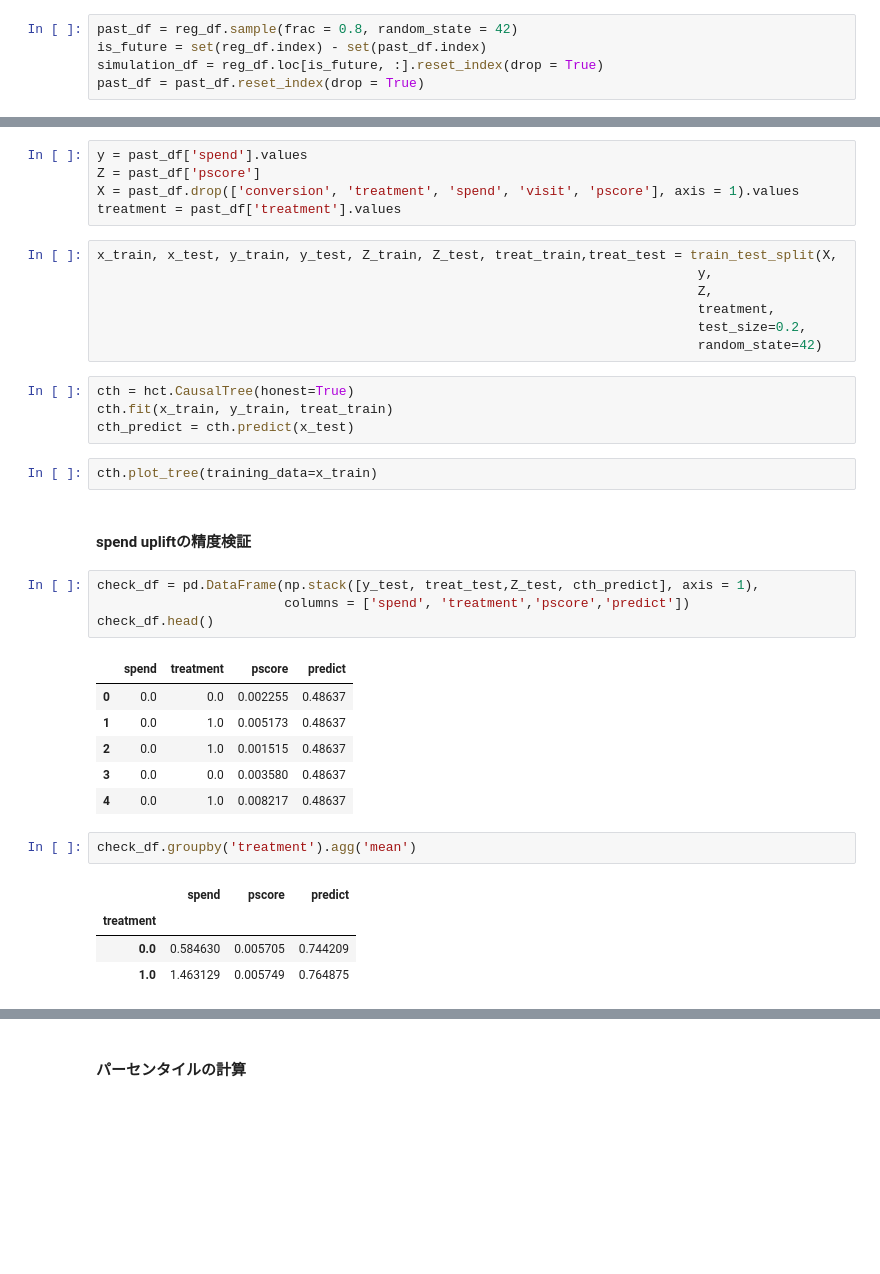
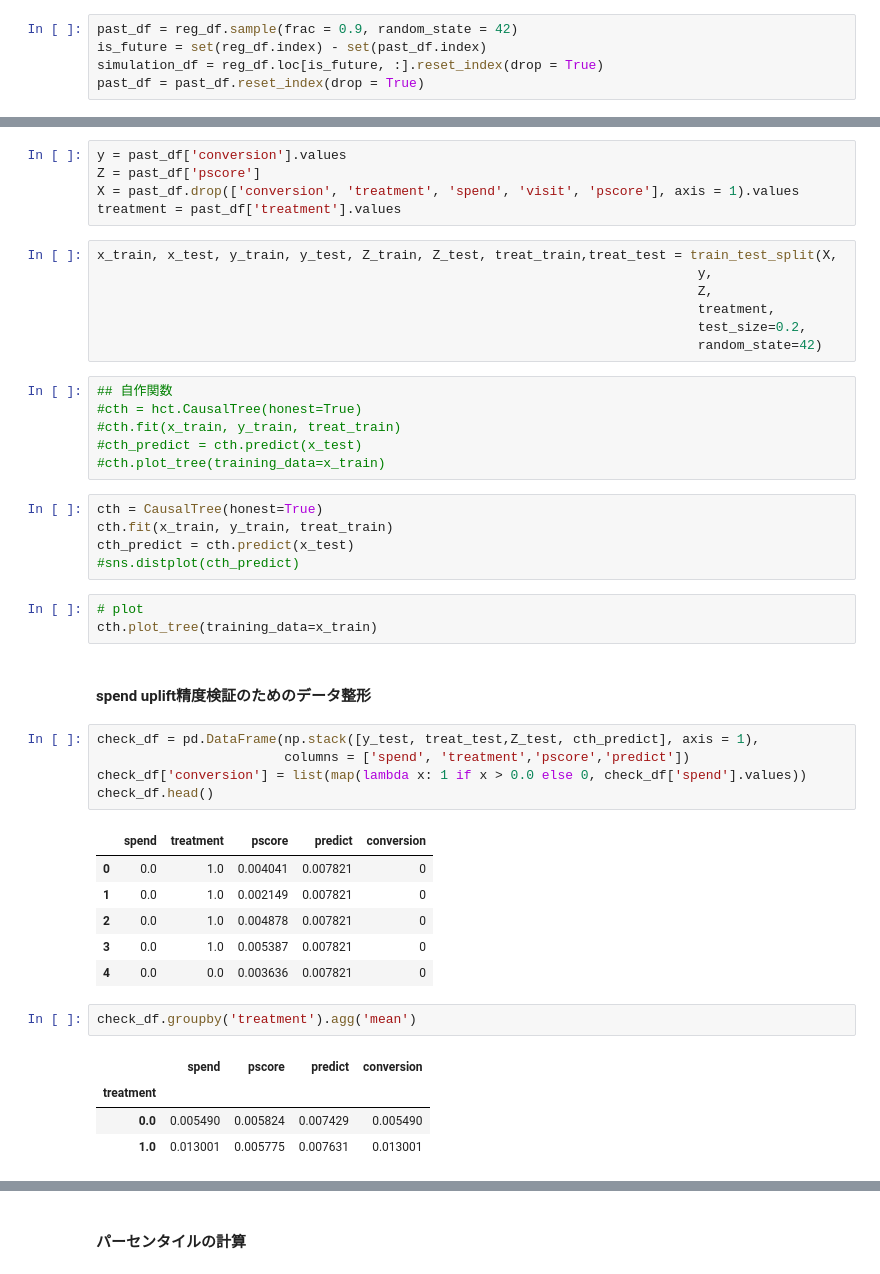
Before and after one commit to RyoNakagami/causal_inference, a Jupyter notebook: causal_inference101/ch_03_propensityscore/textbook_ch03.ipynb, the cells around one changed output, grey strips where cells are left out. Drawn from its saved outputs; the diff is of its cells as text; blank space fills up the shorter version.

```diff
--- a/causal_inference101/ch_03_propensityscore/textbook_ch03.ipynb
+++ b/causal_inference101/ch_03_propensityscore/textbook_ch03.ipynb
@@ -634,7 +643,7 @@ reg_df.head()
 # %% [markdown]
 #### 過去と未来のデータを分ける
 # %%
-past_df = reg_df.sample(frac = 0.8, random_state = 42)
+past_df = reg_df.sample(frac = 0.9, random_state = 42)
 is_future = set(reg_df.index) - set(past_df.index)
 simulation_df = reg_df.loc[is_future, :].reset_index(drop = True)
 past_df = past_df.reset_index(drop = True)
@@ -653,5 +662,5 @@ Optimization terminated successfully.
 # %%
-y = past_df['spend'].values
+y = past_df['conversion'].values
 Z = past_df['pscore']
 X = past_df.drop(['conversion', 'treatment', 'spend', 'visit', 'pscore'], axis = 1).values
 treatment = past_df['treatment'].values
@@ -662,32 +671,41 @@ x_train, x_test, y_train, y_test, Z_train, Z_test, treat_train,treat_test = trai
                                                                              treatment,
                                                                              test_size=0.2,
                                                                              random_state=42)
+# %%
+## 自作関数
+#cth = hct.CausalTree(honest=True)
+#cth.fit(x_train, y_train, treat_train)
+#cth_predict = cth.predict(x_test)
+#cth.plot_tree(training_data=x_train)
 # %%
-cth = hct.CausalTree(honest=True)
+cth = CausalTree(honest=True)
 cth.fit(x_train, y_train, treat_train)
 cth_predict = cth.predict(x_test)
+#sns.distplot(cth_predict)
 # %%
+# plot
 cth.plot_tree(training_data=x_train)
 # %% [markdown]
-#### spend upliftの精度検証
+#### spend uplift精度検証のためのデータ整形
 # %%
 check_df = pd.DataFrame(np.stack([y_test, treat_test,Z_test, cth_predict], axis = 1),
                         columns = ['spend', 'treatment','pscore','predict'])
+check_df['conversion'] = list(map(lambda x: 1 if x > 0.0 else 0, check_df['spend'].values))
 check_df.head()
 # %% [output]
-|  | spend | treatment | pscore | predict |
-| 0 | 0.0 | 0.0 | 0.002255 | 0.48637 |
-| 1 | 0.0 | 1.0 | 0.005173 | 0.48637 |
-| 2 | 0.0 | 1.0 | 0.001515 | 0.48637 |
-| 3 | 0.0 | 0.0 | 0.003580 | 0.48637 |
-| 4 | 0.0 | 1.0 | 0.008217 | 0.48637 |
+|  | spend | treatment | pscore | predict | conversion |
+| 0 | 0.0 | 1.0 | 0.004041 | 0.007821 | 0 |
+| 1 | 0.0 | 1.0 | 0.002149 | 0.007821 | 0 |
+| 2 | 0.0 | 1.0 | 0.004878 | 0.007821 | 0 |
+| 3 | 0.0 | 1.0 | 0.005387 | 0.007821 | 0 |
+| 4 | 0.0 | 0.0 | 0.003636 | 0.007821 | 0 |
 # %%
 check_df.groupby('treatment').agg('mean')
 # %% [output]
-|  | spend | pscore | predict |
-| treatment |  |  |  |
-| 0.0 | 0.584630 | 0.005705 | 0.744209 |
-| 1.0 | 1.463129 | 0.005749 | 0.764875 |
+|  | spend | pscore | predict | conversion |
+| treatment |  |  |  |  |
+| 0.0 | 0.005490 | 0.005824 | 0.007429 | 0.005490 |
+| 1.0 | 0.013001 | 0.005775 | 0.007631 | 0.013001 |
 # %%
 check_df.describe()
 # %% [output]
```
Also changed, not shown: parts of 61 cells of this notebook, 2 other files.
